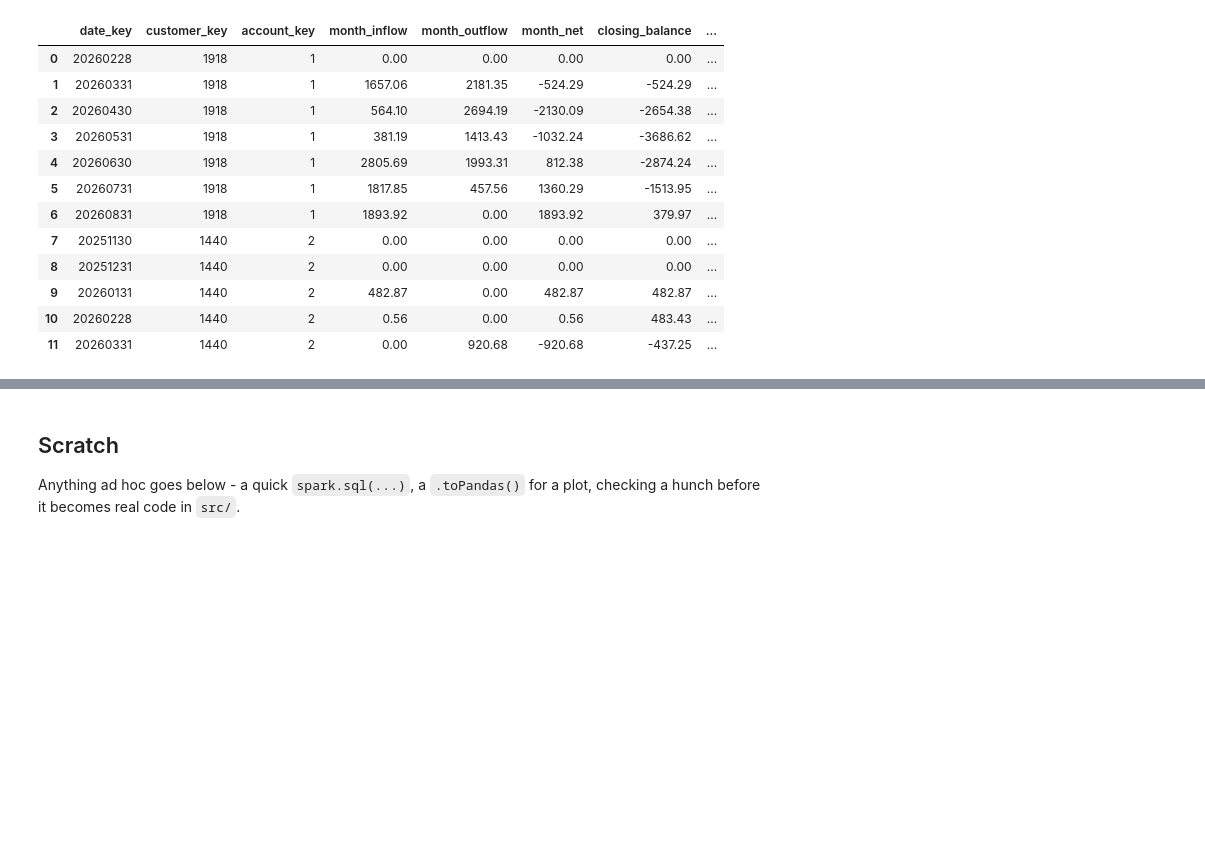
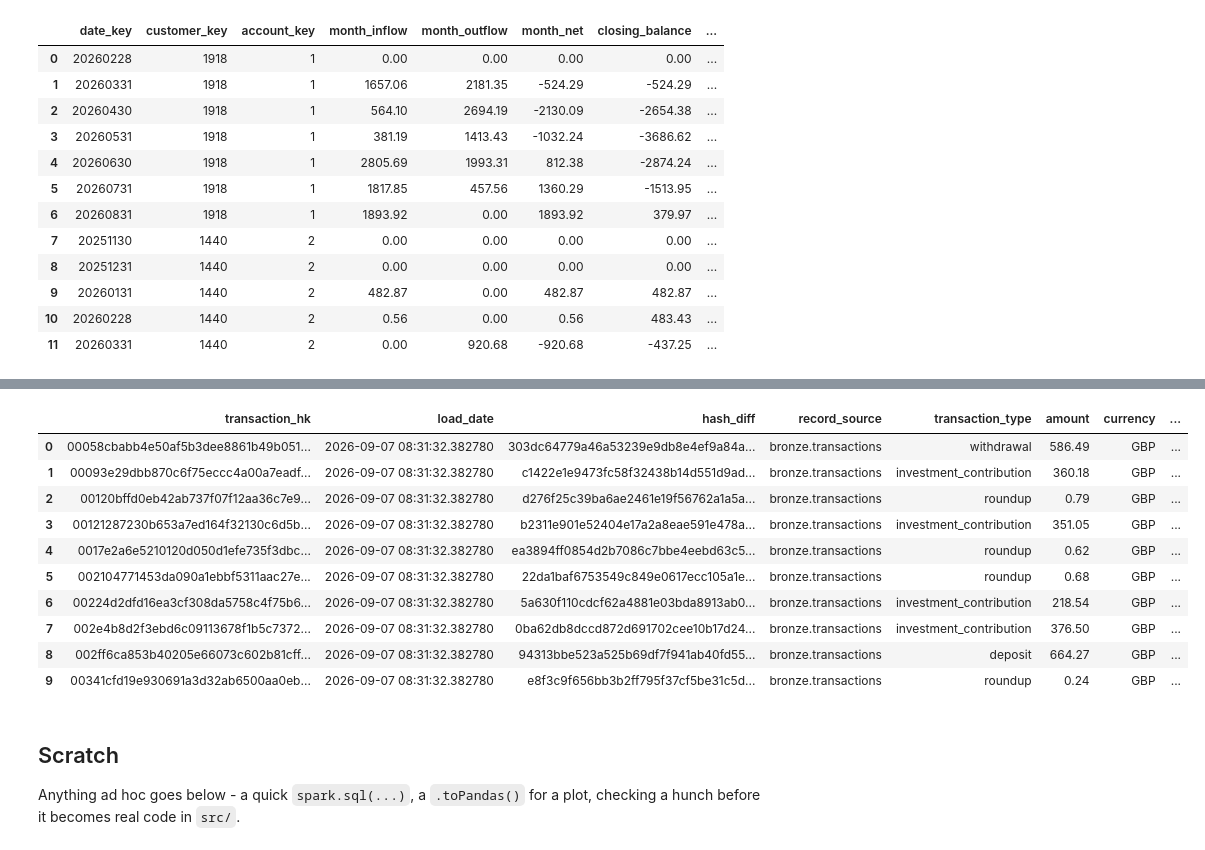
Before and after one commit to meedaycodes/fintech-lakehouse, a Jupyter notebook: notebooks/explore.ipynb, the cells around one changed output, grey strips where cells are left out. Drawn from its saved outputs; the diff is of its cells as text; code cells hidden in the pictures; blank space fills up the shorter version.

Commit message:
Show the vault raw layer in explore.ipynb
Co-Authored-By: Claude Sonnet 5 <noreply@anthropic.com>

```diff
--- a/notebooks/explore.ipynb
+++ b/notebooks/explore.ipynb
@@ -195,3 +251,20 @@ spark.table(f"{CATALOG_NAME}.gold.fct_account_monthly_snapshot") \
+# %%
+# current-state reconstruction of one satellite
+import sys; sys.path.insert(0, str(Path.cwd().parent / "src"))
+from vault_load import current_sat
+current_sat(spark.table(f"{CATALOG_NAME}.vault.sat_transaction_details"), "transaction_hk").limit(10).toPandas()
+# %% [output]
+|  | transaction_hk | load_date | hash_diff | record_source | transaction_type | amount | currency | ... |
+| 0 | 00058cbabb4e50af5b3dee8861b49b051... | 2026-09-07 08:31:32.382780 | 303dc64779a46a53239e9db8e4ef9a84a... | bronze.transactions | withdrawal | 586.49 | GBP | ... |
+| 1 | 00093e29dbb870c6f75eccc4a00a7eadf... | 2026-09-07 08:31:32.382780 | c1422e1e9473fc58f32438b14d551d9ad... | bronze.transactions | investment_contribution | 360.18 | GBP | ... |
+| 2 | 00120bffd0eb42ab737f07f12aa36c7e9... | 2026-09-07 08:31:32.382780 | d276f25c39ba6ae2461e19f56762a1a5a... | bronze.transactions | roundup | 0.79 | GBP | ... |
+| 3 | 00121287230b653a7ed164f32130c6d5b... | 2026-09-07 08:31:32.382780 | b2311e901e52404e17a2a8eae591e478a... | bronze.transactions | investment_contribution | 351.05 | GBP | ... |
+| 4 | 0017e2a6e5210120d050d1efe735f3dbc... | 2026-09-07 08:31:32.382780 | ea3894ff0854d2b7086c7bbe4eebd63c5... | bronze.transactions | roundup | 0.62 | GBP | ... |
+| 5 | 002104771453da090a1ebbf5311aac27e... | 2026-09-07 08:31:32.382780 | 22da1baf6753549c849e0617ecc105a1e... | bronze.transactions | roundup | 0.68 | GBP | ... |
+| 6 | 00224d2dfd16ea3cf308da5758c4f75b6... | 2026-09-07 08:31:32.382780 | 5a630f110cdcf62a4881e03bda8913ab0... | bronze.transactions | investment_contribution | 218.54 | GBP | ... |
+| 7 | 002e4b8d2f3ebd6c09113678f1b5c7372... | 2026-09-07 08:31:32.382780 | 0ba62db8dccd872d691702cee10b17d24... | bronze.transactions | investment_contribution | 376.50 | GBP | ... |
+| 8 | 002ff6ca853b40205e66073c602b81cff... | 2026-09-07 08:31:32.382780 | 94313bbe523a525b69df7f941ab40fd55... | bronze.transactions | deposit | 664.27 | GBP | ... |
+| 9 | 00341cfd19e930691a3d32ab6500aa0eb... | 2026-09-07 08:31:32.382780 | e8f3c9f656bb3b2ff795f37cf5be31c5d... | bronze.transactions | roundup | 0.24 | GBP | ... |
 # %% [markdown]
 ## Scratch
 
```
Also changed, not shown: parts of 9 cells of this notebook.
